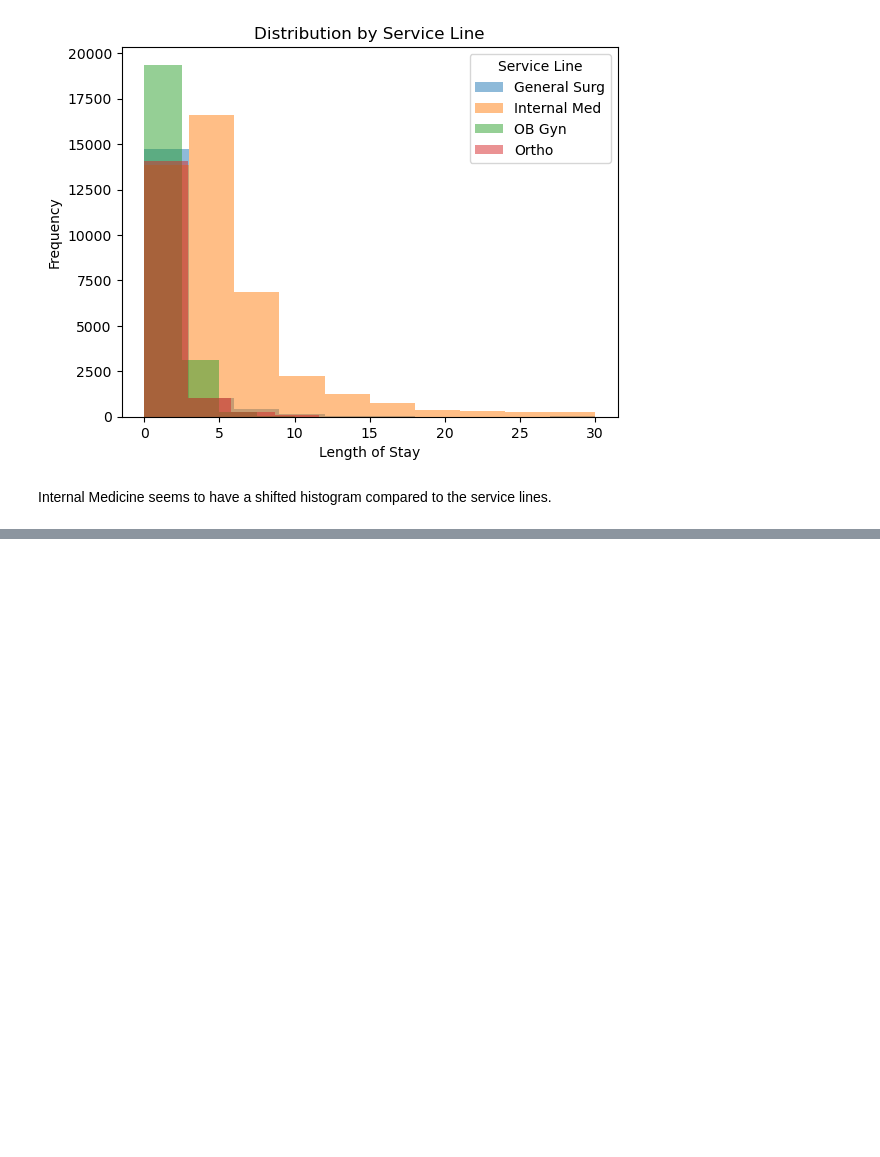
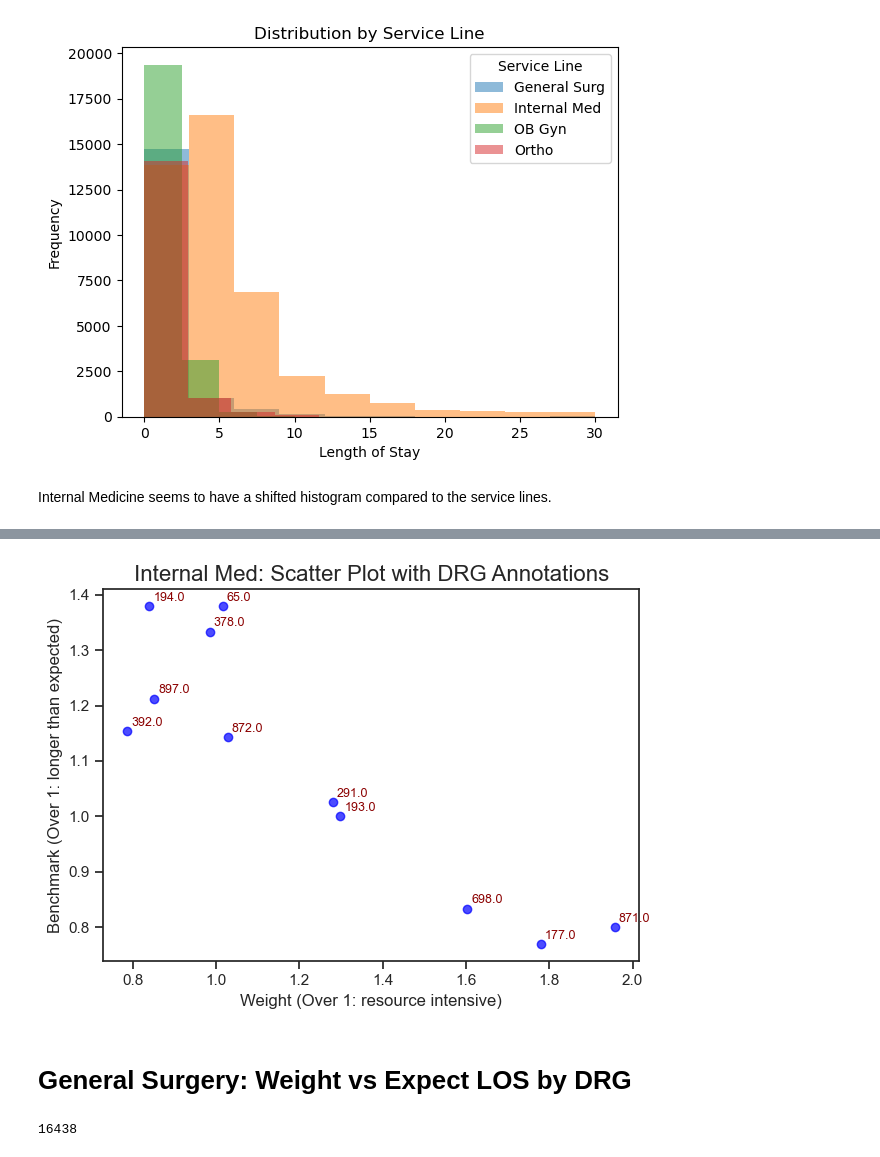
Before and after one commit to alyssaCrawfordAK/HospitalEncounter, a Jupyter notebook: HospitalEncounterAnalysis.ipynb, the cells around one changed output, grey strips where cells are left out. Drawn from its saved outputs; the diff is of its cells as text; code cells hidden in the pictures; blank space fills up the shorter version.

Commit message:
Adds benchmark step

```diff
--- a/HospitalEncounterAnalysis.ipynb
+++ b/HospitalEncounterAnalysis.ipynb
@@ -381,0 +386,73 @@ im.groupby(["mdc_name","MS-DRG Title"]).agg({"lengthStay": "mean", "encounter_id
+# %%
+import numpy as np
+def g_mean(x):
+    a = np.log(x)
+    return np.exp(a.mean())
+
+#encdf3["PropALOS_ABenchmark"] = encdf3['lengthStay'] / encdf3['arithmetic_mean_los']
+encdf3["PropGLOS_GBenchmark"] = encdf3['lengthStay'] / encdf3['geometric_mean_los']
+
+im = encdf3[encdf3['service_line'] == 'Internal Med']
+imagg = im.groupby(["drg"]).agg({"lengthStay": ["mean","median",lambda x: g_mean(x)],
+                                                     "encounter_id": "size",
+                                                     "PropALOS_ABenchmark":"mean",
+                                                     "PropGLOS_GBenchmark":"median",
+                                                     "weight":"max",
+                                                     "geometric_mean_los":"max",
+                                                      "arithmetic_mean_los":"max",
+                                                      "drg":"min"})
+# %%
+import matplotlib.pyplot as plt
+import seaborn as sns
+
+# Ensure matplotlib and seaborn styles are set
+sns.set(style="ticks")
+
+# Extracting necessary values from 'imagg' DataFrame
+# Assuming 'imagg' has MultiIndex due to the aggregation
+
+# Create a scatter plot using 'geometric_mean_los' vs 'PropALOS_ABenchmark'
+plt.scatter(imagg[('weight', 'max')], imagg[('PropGLOS_GBenchmark', 'median')],
+            color='blue', alpha=0.7)
+
+# Annotate each point with the 'drg' value
+for i, row in imagg.iterrows():
+    plt.text(row[('weight', 'max')] + 0.01,  # Adjust position of text
+             row[('PropGLOS_GBenchmark', 'median')] + 0.01,  # Adjust position of text  # Annotation text (drg value)
+             row['drg','min'],
+             fontsize=9,  # Text size
+             color='darkred')
+
+# Add labels and title
+plt.title('Internal Med: Scatter Plot with DRG Annotations', fontsize=16)
+plt.xlabel('Weight (Over 1: resource intensive)', fontsize=12)
+plt.ylabel('Benchmark (Over 1: longer than expected)', fontsize=12)
+
+# Show the plot
+plt.tight_layout()  # Make sure everything fits without overlapping
+plt.show()
+# %% [output]
+[figure, added]
+# %% [markdown]
+# General Surgery: Weight vs Expect LOS by DRG
+# %%
+import numpy as np
+def g_mean(x):
+    a = np.log(x)
+    return np.exp(a.mean())
+
+encdf3["PropALOS_ABenchmark"] = encdf3['lengthStay'] / encdf3['arithmetic_mean_los']
+encdf3["PropGLOS_GBenchmark"] = encdf3['lengthStay'] / encdf3['geometric_mean_los']
+
+gs = encdf3[encdf3['service_line'] == 'General Surg']
+print(len(gs))
+gsagg = gs.groupby(["drg"]).agg({"lengthStay": ["mean","median",lambda x: g_mean(x)],
+                                                     "encounter_id": "size",
+                                                     "PropALOS_ABenchmark":"mean",
+                                                     "PropGLOS_GBenchmark":"mean",
+                                                     "weight":"max",
+                                                     "geometric_mean_los":"max",
+                                                      "arithmetic_mean_los":"max",
+                                                      "drg":"min"})
+# %% [output]
+16438
```
Also changed, not shown: parts of 48 cells of this notebook.
